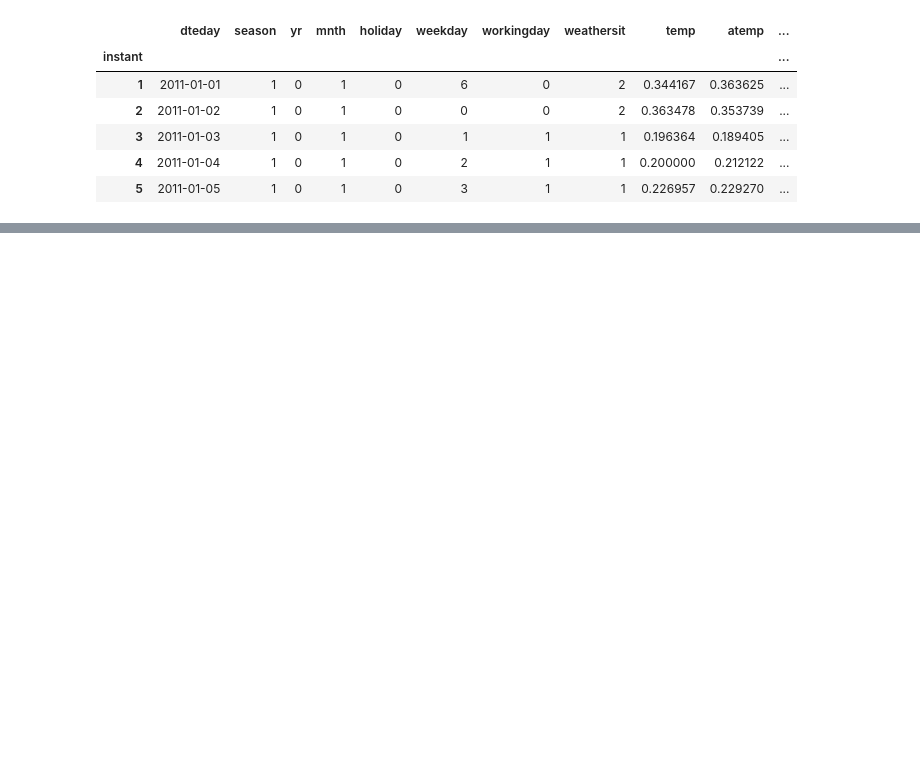
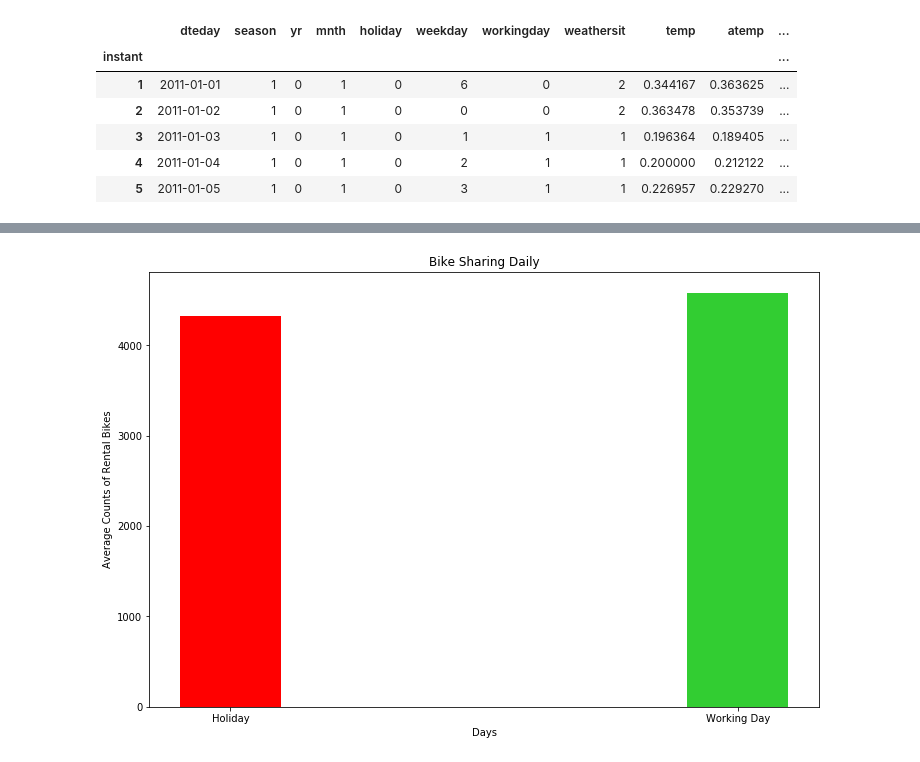
Before and after one commit to huseyinmavice/PS_Finding_Relationships_In_Data_With_Python, a Jupyter notebook: codes/ExploringPlotstoVisualizeRelationship.ipynb, the cells around one changed output, grey strips where cells are left out. Cells and saved outputs as stored; diff of their text form; code cells hidden in the pictures; blank space fills up the shorter version.

```diff
--- a/codes/ExploringPlotstoVisualizeRelationship.ipynb
+++ b/codes/ExploringPlotstoVisualizeRelationship.ipynb
@@ -20,0 +74,17 @@ bikesharing_data['dteday'] = pd.DatetimeIndex(bikesharing_data['dteday'])
+# %%
+plt.figure(figsize=(12,8))
+
+plt.bar(days['workingday'],
+        days['cnt'],
+        width = 0.2,
+        color = ['red', 'limegreen'])
+
+plt.xticks([0,1], ['Holiday', 'Working Day'])
+
+plt.title('Bike Sharing Daily')
+plt.xlabel('Days')
+plt.ylabel('Average Counts of Rental Bikes')
+
+plt.show();
+# %% [output]
+[figure, added]
```
Also changed, not shown: parts of 24 cells of this notebook.
